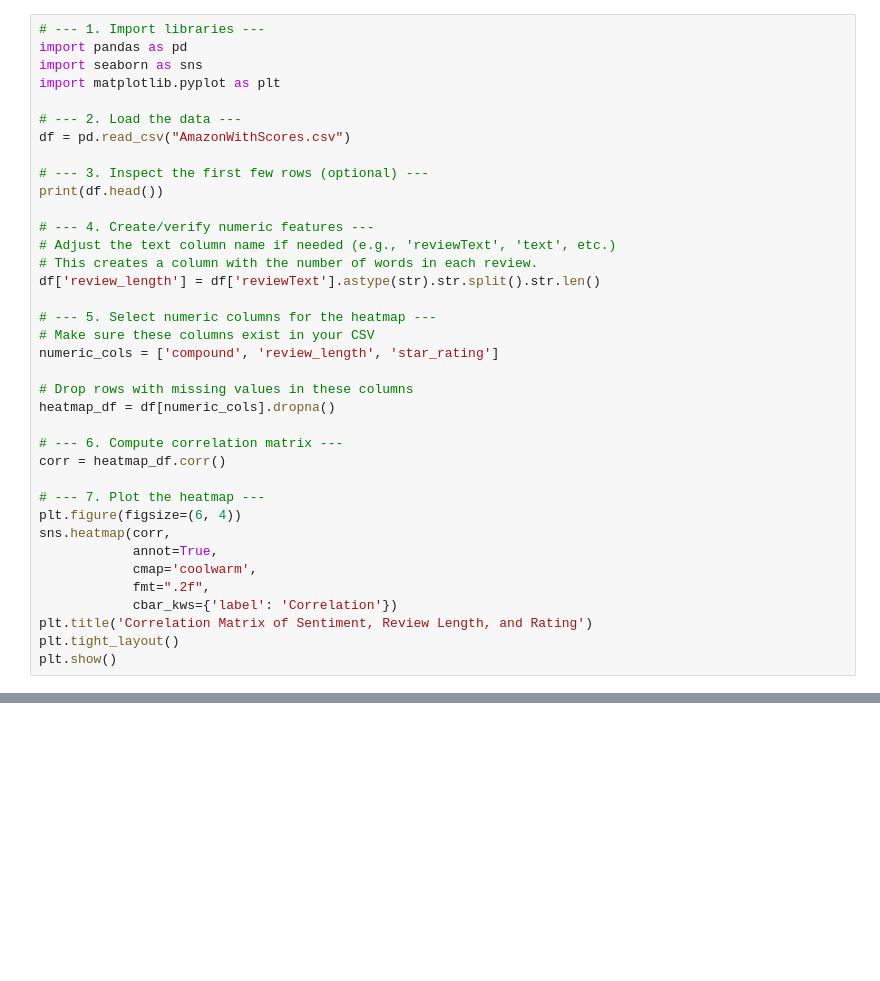
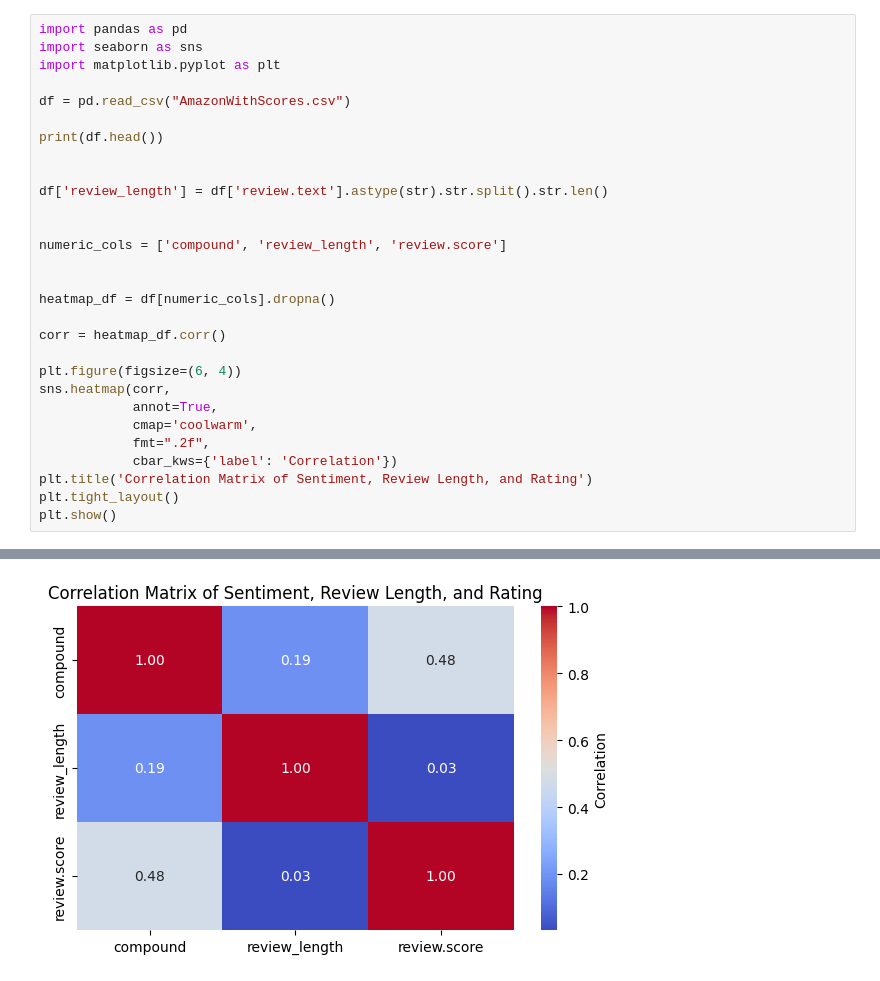
Before and after one commit to hildj/DS-4002-Project1, a Jupyter notebook: EdaPlots.ipynb, the cells around one changed output, grey strips where cells are left out. Cells and saved outputs as stored; diff of their text form; blank space fills up the shorter version.

```diff
--- a/EdaPlots.ipynb
+++ b/EdaPlots.ipynb
@@ -1,31 +3,23 @@
 # %%
-# --- 1. Import libraries ---
 import pandas as pd
 import seaborn as sns
 import matplotlib.pyplot as plt
 
-# --- 2. Load the data ---
 df = pd.read_csv("AmazonWithScores.csv")
 
-# --- 3. Inspect the first few rows (optional) ---
 print(df.head())
 
-# --- 4. Create/verify numeric features ---
-# Adjust the text column name if needed (e.g., 'reviewText', 'text', etc.)
-# This creates a column with the number of words in each review.
-df['review_length'] = df['reviewText'].astype(str).str.split().str.len()
 
-# --- 5. Select numeric columns for the heatmap ---
-# Make sure these columns exist in your CSV
-numeric_cols = ['compound', 'review_length', 'star_rating']
+df['review_length'] = df['review.text'].astype(str).str.split().str.len()
 
-# Drop rows with missing values in these columns
+
+numeric_cols = ['compound', 'review_length', 'review.score']
+
+
 heatmap_df = df[numeric_cols].dropna()
 
-# --- 6. Compute correlation matrix ---
 corr = heatmap_df.corr()
 
-# --- 7. Plot the heatmap ---
 plt.figure(figsize=(6, 4))
 sns.heatmap(corr,
             annot=True,
@@ -39,0 +50 @@ FileNotFoundError: [Errno 2] No such file or directory: 'AmazonWithScores.csv'
+[figure, added]
```
Also changed, not shown: parts of 4 cells of this notebook.
